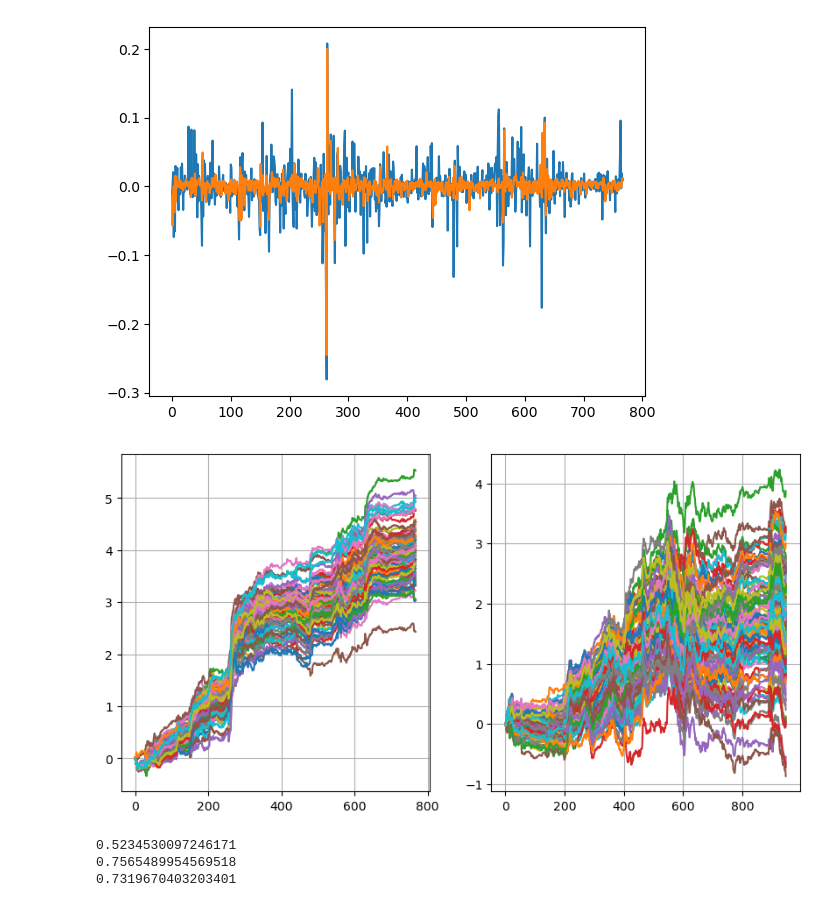
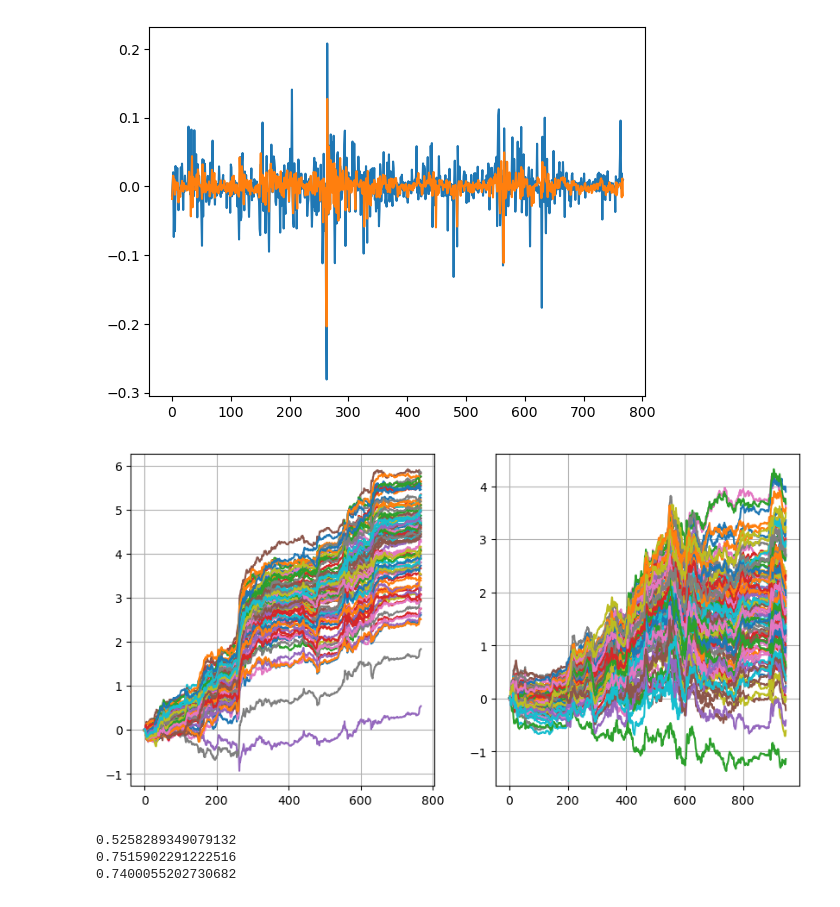
Before and after one commit to CS-433/ml-project-2-bogota, a Jupyter notebook: train.ipynb, the cells around one changed output. Saved outputs shown, nothing was run; the diff lists cells and outputs as text; code cells hidden in the pictures.

Commit message:
model template + clean trading utils

```diff
--- a/train.ipynb
+++ b/train.ipynb
@@ -6,7 +7,7 @@ from src.models import Model
 
 DATA_FOLDER = 'data/'
 # %%
-model = Model(nb_lags=6, lr=0)
+model = NN(nb_lags=6, lr=1e-2)
 
 ######################### Load training data: #########################
 train_lags, train_target = torch.load(DATA_FOLDER + 'train_data.pkl')
@@ -49,7 +49,7 @@ plt.plot(train_target.to('cpu'))
 plt.plot(model.forecast(train_lags).to('cpu').detach())
 plt.show()
 # %% [output]
-[figure, old version]
+[figure, new version]
 # %%
 import pandas as pd
 # %%
@@ -59,37 +59,37 @@ avg_sharpe = 0
 nb_model = 100
 
 fig, (ax1, ax2) = plt.subplots(1, 2, figsize=(10,5))
 
 for i in range(nb_model):
-    model = Model(nb_lags=6, lr=1e-2)
-    model.train(train_lags, train_target, num_epochs=35, val_lags=val_lags, val_target=val_target)
-    #model.load_state_dict(torch.load('models/bestmodel.pth'))
+    model = NN(nb_lags=6, lr=1e-2)
+    model.train(train_lags, train_target, num_epochs=50, val_lags=val_lags, val_target=val_target)
+    model.load_pretrained_model()
 
     model.test(train_lags, train_target)
     ax1.plot(np.cumsum(model.log_returns))
     ax1.grid(True)
 
     model.test(val_lags, val_target)
     ax2.plot(np.cumsum(model.log_returns))
     ax2.grid(True)
 
     avg_hit_rate += model.hit_rate
     avg_max_dd += model.max_dd
     avg_sharpe += model.sharpe
 
 
 plt.grid(True)
 plt.show()
 
 avg_hit_rate = avg_hit_rate / nb_model
 avg_max_dd = avg_max_dd / nb_model
 avg_sharpe = avg_sharpe / nb_model
 
 print(avg_hit_rate)
 print(avg_max_dd)
 print(avg_sharpe)
 # %% [output]
-[figure, old version]
+[figure, new version]
-0.5234530097246171
-0.7565489954569518
-0.7319670403203401
+0.5258289349079132
+0.7515902291222516
+0.7400055202730682
```
Also changed, not shown: parts of 4 cells of this notebook, 6 other files.
